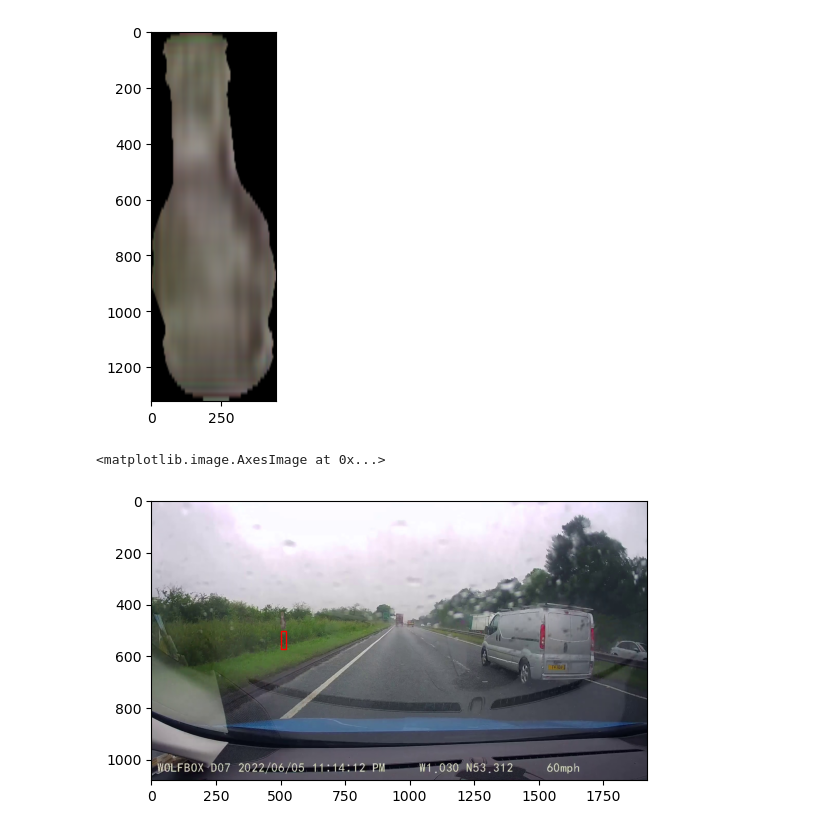
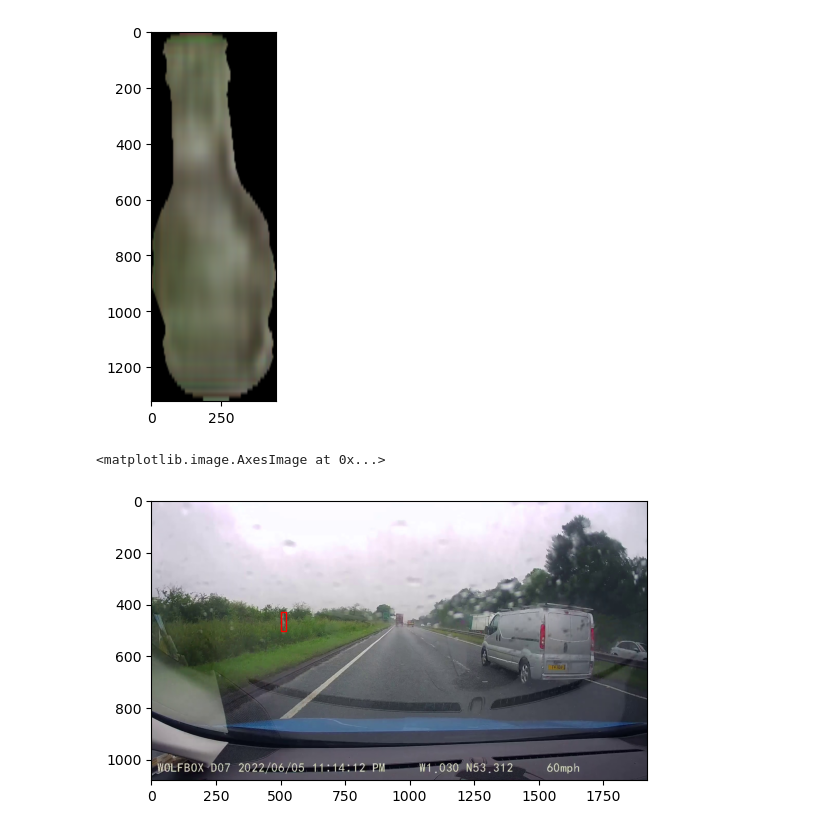
Before and after one commit to oakleighw/VergeSegmentLitterPaste, a Jupyter notebook: transfer-copy-paste.ipynb, the cells around one changed output. Cells and saved outputs as stored; diff of their text form; code cells hidden in the pictures.

```diff
--- a/transfer-copy-paste.ipynb
+++ b/transfer-copy-paste.ipynb
@@ -330,28 +330,28 @@ plt.imshow(cut_resized)
 # %%
 import matplotlib.patches as patches
 verge = cv.cvtColor(cv.imread(verge_p),cv.COLOR_BGR2RGB)
 
 fig, ax = plt.subplots()
 
 #resize for context
 context_cut, w, h = image_resize(cut_resized,height = 70)
 
 context_mask, _, _ = image_resize(masks[0], height = 70)
 
 merged,nw,nh = combine(context_cut, context_mask, verge, 500,500)
 
-rect = patches.Rectangle((500, 500), nw, nh, linewidth=1, edgecolor='r', facecolor='none')
+rect = patches.Rectangle((500, 500-nh), nw, nh, linewidth=1, edgecolor='r', facecolor='none')
 
 
 
 
 ax.add_patch(rect)
 
 
 plt.imshow(merged)
 # %% [output]
 <matplotlib.image.AxesImage at 0x...>
-[figure, old version]
+[figure, new version]
 # %%
 #Try with many samples
 fnames, ims, masks  = getTaco(taco_path,[0,1,2,3,4,5,6,7,8])
```
Also changed, not shown: parts of 2 cells of this notebook, 5 other files.
